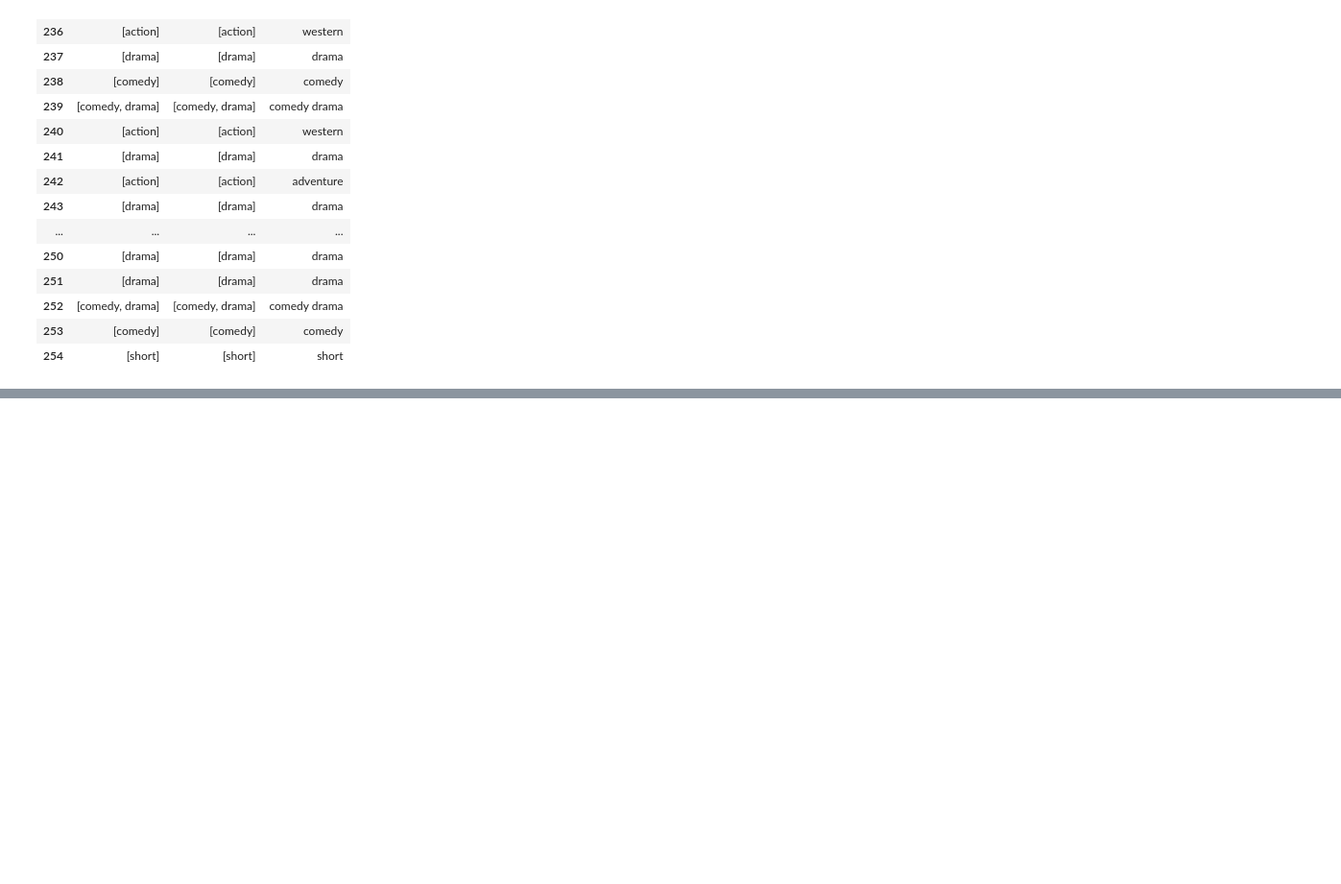
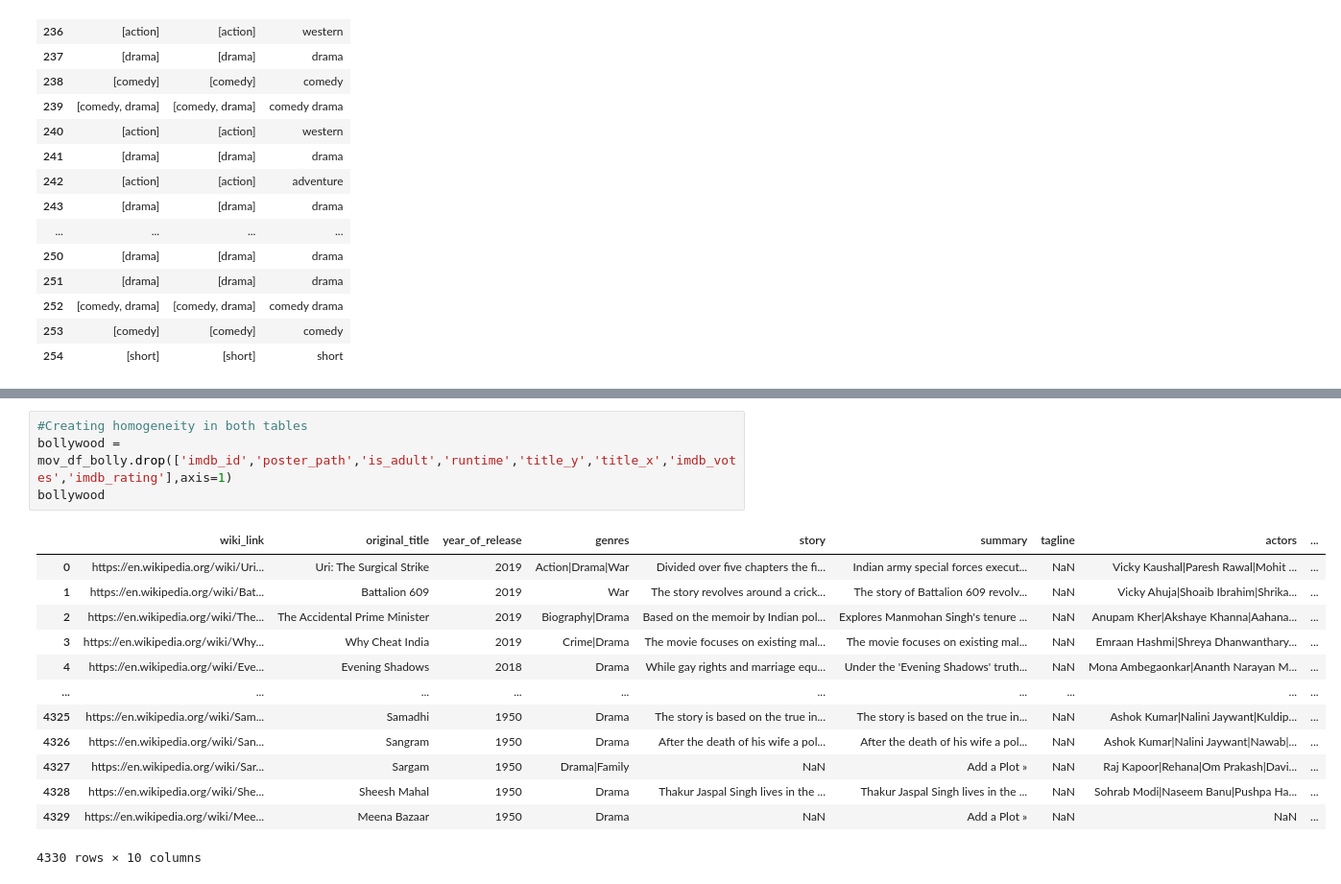
Before and after one commit to vedangj044/whattowatch, a Jupyter notebook: visualization_b.ipynb, the cells around one changed output, grey strips where cells are left out. Shown at 96% size. Drawn from its saved outputs; the diff is of its cells as text; blank space fills up the shorter version.

```diff
--- a/visualization_b.ipynb
+++ b/visualization_b.ipynb
@@ -794,0 +818,18 @@ See the caveats in the documentation: https://pandas.pydata.org/pandas-docs/stab
+# %%
+#Creating homogeneity in both tables
+bollywood = mov_df_bolly.drop(['imdb_id','poster_path','is_adult','runtime','title_y','title_x','imdb_votes','imdb_rating'],axis=1)
+bollywood
+# %% [output]
+|  | wiki_link | original_title | year_of_release | genres | story | summary | tagline | actors | ... |
+| 0 | https://en.wikipedia.org/wiki/Uri... | Uri: The Surgical Strike | 2019 | Action|Drama|War | Divided over five chapters the fi... | Indian army special forces execut... | NaN | Vicky Kaushal|Paresh Rawal|Mohit ... | ... |
+| 1 | https://en.wikipedia.org/wiki/Bat... | Battalion 609 | 2019 | War | The story revolves around a crick... | The story of Battalion 609 revolv... | NaN | Vicky Ahuja|Shoaib Ibrahim|Shrika... | ... |
+| 2 | https://en.wikipedia.org/wiki/The... | The Accidental Prime Minister | 2019 | Biography|Drama | Based on the memoir by Indian pol... | Explores Manmohan Singh's tenure ... | NaN | Anupam Kher|Akshaye Khanna|Aahana... | ... |
+| 3 | https://en.wikipedia.org/wiki/Why... | Why Cheat India | 2019 | Crime|Drama | The movie focuses on existing mal... | The movie focuses on existing mal... | NaN | Emraan Hashmi|Shreya Dhanwanthary... | ... |
+| 4 | https://en.wikipedia.org/wiki/Eve... | Evening Shadows | 2018 | Drama | While gay rights and marriage equ... | Under the 'Evening Shadows' truth... | NaN | Mona Ambegaonkar|Ananth Narayan M... | ... |
+| ... | ... | ... | ... | ... | ... | ... | ... | ... | ... |
+| 4325 | https://en.wikipedia.org/wiki/Sam... | Samadhi | 1950 | Drama | The story is based on the true in... | The story is based on the true in... | NaN | Ashok Kumar|Nalini Jaywant|Kuldip... | ... |
+| 4326 | https://en.wikipedia.org/wiki/San... | Sangram | 1950 | Drama | After the death of his wife a pol... | After the death of his wife a pol... | NaN | Ashok Kumar|Nalini Jaywant|Nawab|... | ... |
+| 4327 | https://en.wikipedia.org/wiki/Sar... | Sargam | 1950 | Drama|Family | NaN | Add a Plot » | NaN | Raj Kapoor|Rehana|Om Prakash|Davi... | ... |
+| 4328 | https://en.wikipedia.org/wiki/She... | Sheesh Mahal | 1950 | Drama | Thakur Jaspal Singh lives in the ... | Thakur Jaspal Singh lives in the ... | NaN | Sohrab Modi|Naseem Banu|Pushpa Ha... | ... |
+| 4329 | https://en.wikipedia.org/wiki/Mee... | Meena Bazaar | 1950 | Drama | NaN | Add a Plot » | NaN | NaN | ... |
+4330 rows × 10 columns
```
Also changed, not shown: parts of 15 cells of this notebook.
